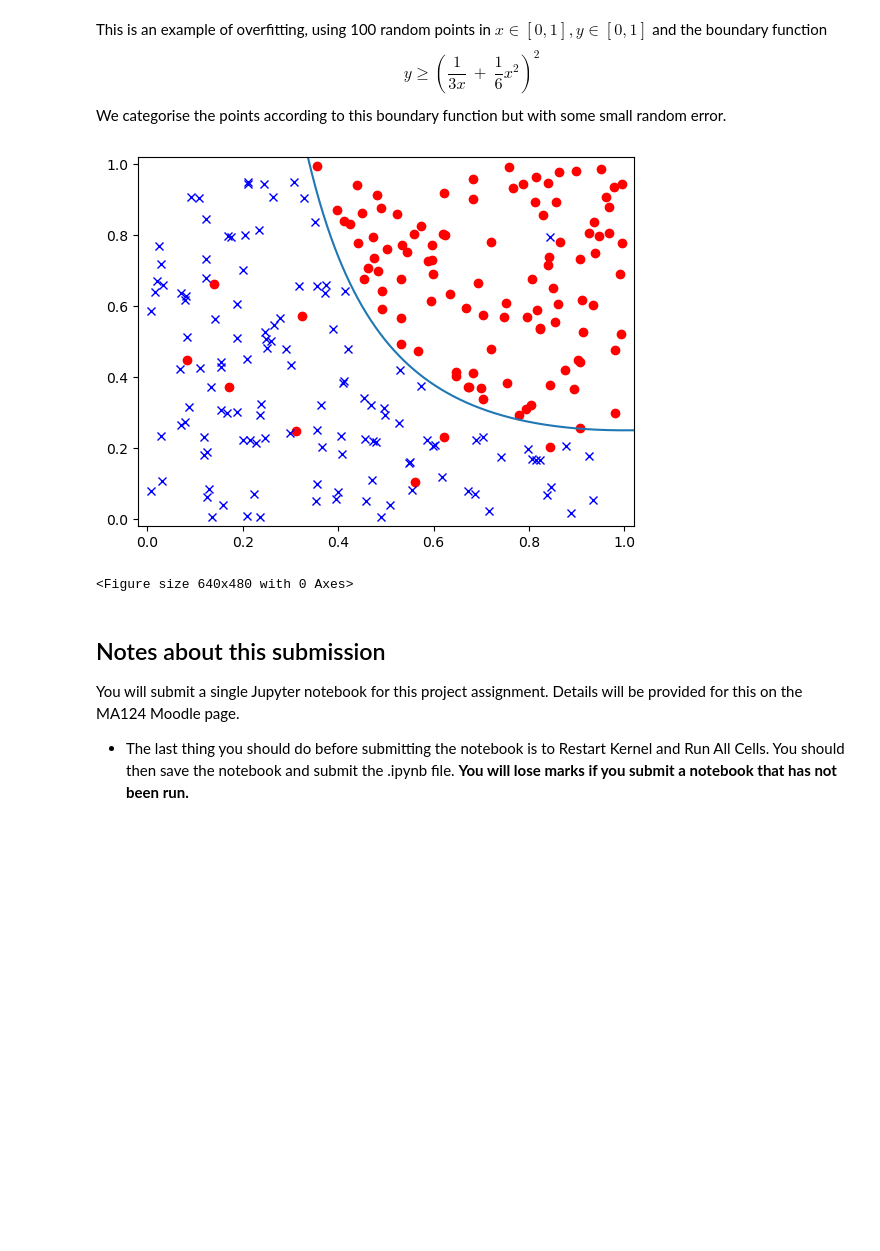
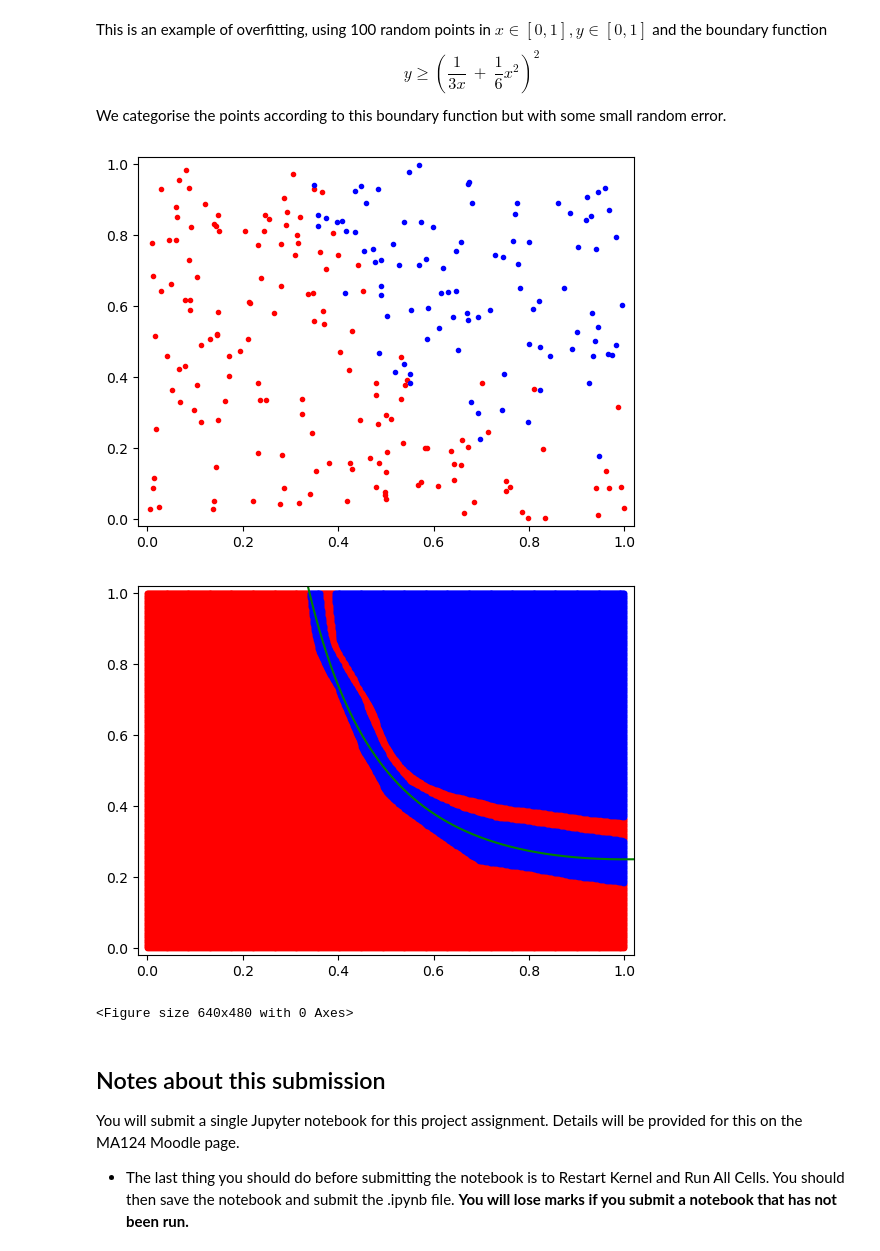
Before and after one commit to DoctorDalek1963/ma124-group-project, a Jupyter notebook: Machine_Learning_Project.ipynb, the cells around one changed output. Cells and saved outputs as stored; diff of their text form; code cells hidden in the pictures; blank space fills up the shorter version.

Commit message:
Try more classification overfitting

```diff
--- a/Machine_Learning_Project.ipynb
+++ b/Machine_Learning_Project.ipynb
@@ -640,14 +640,14 @@ This is an example of overfitting, using 100 random points in $x \in [0,1], y \i
 We categorise the points according to this boundary function but with some small random error.
 # %%
 from sklearn.neural_network import MLPClassifier
-from sklearn.preprocessing import StandardScaler
 
 def overfitting_example() -> None:
     N = 250
-    mid = int(N / 2)
     test_percent = 0.0
     test_size = int(N * test_percent)
-    percent_wrong = 0.1
+
+    percent_wrong = 0.5
+    line_closeness = 0.1
 
     def boundary_func(x):
         return (1 / (3*x) + (x**2) / 6)**2
@@ -658,10 +658,12 @@ def overfitting_example() -> None:
     for i in range(N):
         # For each point, check if it's above the boundary, but get some of them wrong
         x, y = coords[:,i]
-        above_line = y >= boundary_func(x)
+        fx = boundary_func(x)
+        above_line = y >= fx
 
-        # Sometimes we want a point to be wrong, so we use the opposite value
-        if np.random.random() >= percent_wrong:
+        # Sometimes we want a point to be wrong when it's close to the line,
+        # so we use the opposite value
+        if abs(y - fx) < line_closeness and np.random.random() >= percent_wrong:
             categories[i] = int(above_line)
         else:
             categories[i] = int(not above_line)
@@ -690,40 +692,43 @@ def overfitting_example() -> None:
 
     # Now do the neural network
     network = MLPClassifier(
-        hidden_layer_sizes=(64,),# 256, 512, 512, 256, 128, 32),
-        max_iter=1000,
+        hidden_layer_sizes=(64, 256, 512, 1024, 1024, 512, 256, 128, 32),
+        max_iter=10000,
+        n_iter_no_change=100,
+        alpha=0.0,
     )
     network.fit(X_train.T, Y_train)
 
     # Now plot what the network predicts by just giving it loads of points
     grid_divs = 500
     interval = np.linspace(0, 1, grid_divs)
     xs, ys = np.meshgrid(interval, interval)
     grid_coords = np.array([np.array([x, y]) for y in interval for x in interval])
     predicted_colours = network.predict(grid_coords)
 
     plt.xlim(-0.02, 1.02)
     plt.ylim(-0.02, 1.02)
 
     red_coords = np.array([grid_coords.T[:,i] for i in range(grid_divs ** 2) if predicted_colours[i] == 1]).T
     blue_coords = np.array([grid_coords.T[:,i] for i in range(grid_divs ** 2) if predicted_colours[i] == 0]).T
 
     plt.plot(red_coords[0,:], red_coords[1,:], '.r')
     plt.plot(blue_coords[0,:], blue_coords[1,:], '.b')
 
-    xs = np.linspace(0, 1.02, 1001)
+    xs = np.linspace(0.3, 1.02, 1001)
     plt.plot(xs, boundary_func(xs), 'g')
 
     plt.show()
     plt.clf()
 
-    # Why won't this overfit? Perhaps because of my data generation.
-    # Try only flipping datapoints that are close to the boundary
+    # Why won't this overfit?
+    # Try fitting a polynomial to a set of points instead
 
 
 overfitting_example()
 # %% [output]
-[figure, old version]
+[figure, new version]
+[figure, added]
 <Figure size 640x480 with 0 Axes>
 # %% [markdown]
 ## Notes about this submission
```
